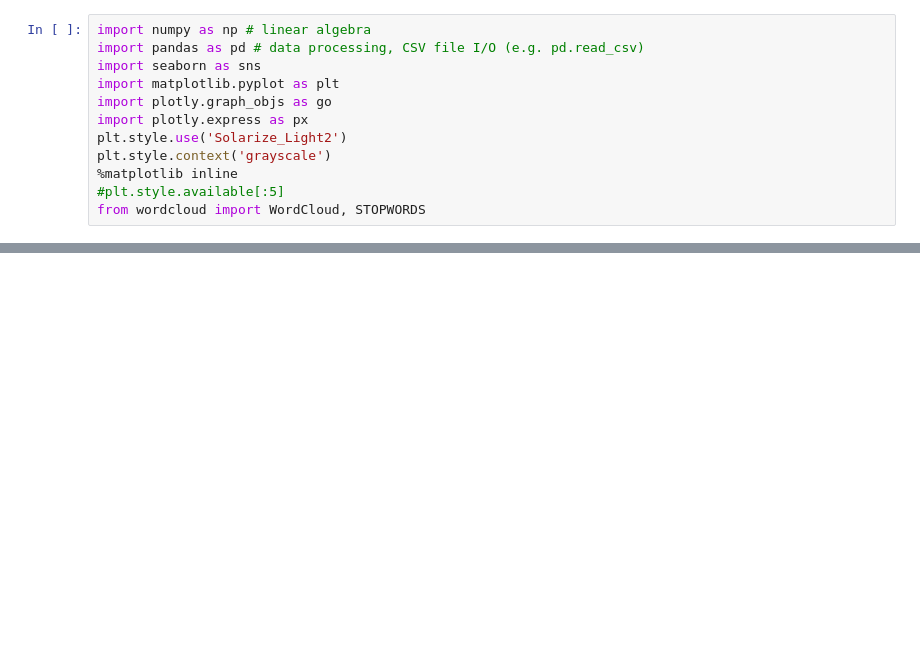
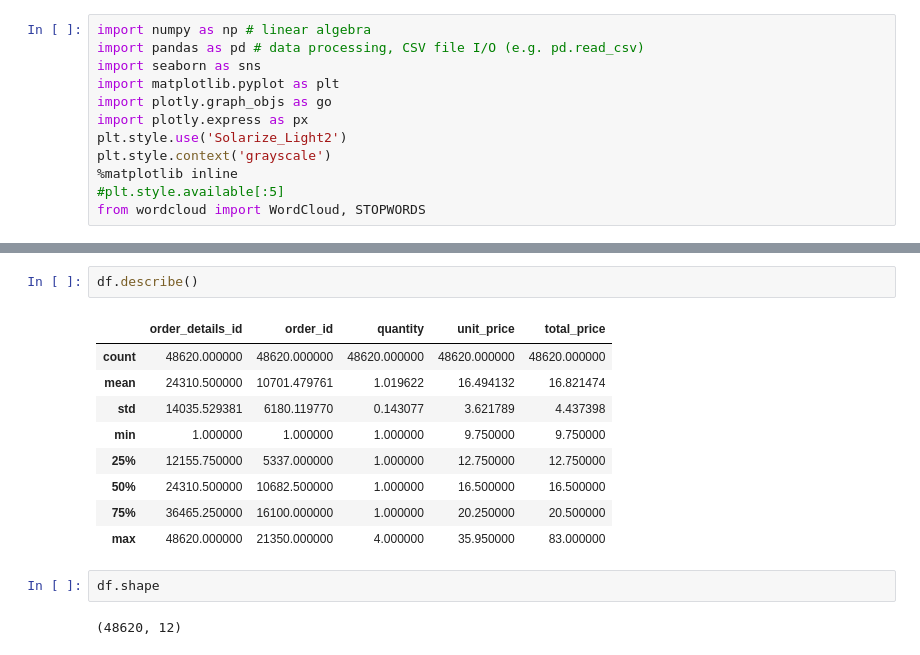
Before and after one commit to aminadli/Pizza-Sales, a Jupyter notebook: Pizza_Sales_analysis.ipynb, the cells around one changed output, grey strips where cells are left out. Drawn from its saved outputs; the diff is of its cells as text; blank space fills up the shorter version.

```diff
--- a/Pizza_Sales_analysis.ipynb
+++ b/Pizza_Sales_analysis.ipynb
@@ -18,0 +48,16 @@ df.head()
+# %%
+df.describe()
+# %% [output]
+|  | order_details_id | order_id | quantity | unit_price | total_price |
+| count | 48620.000000 | 48620.000000 | 48620.000000 | 48620.000000 | 48620.000000 |
+| mean | 24310.500000 | 10701.479761 | 1.019622 | 16.494132 | 16.821474 |
+| std | 14035.529381 | 6180.119770 | 0.143077 | 3.621789 | 4.437398 |
+| min | 1.000000 | 1.000000 | 1.000000 | 9.750000 | 9.750000 |
+| 25% | 12155.750000 | 5337.000000 | 1.000000 | 12.750000 | 12.750000 |
+| 50% | 24310.500000 | 10682.500000 | 1.000000 | 16.500000 | 16.500000 |
+| 75% | 36465.250000 | 16100.000000 | 1.000000 | 20.250000 | 20.500000 |
+| max | 48620.000000 | 21350.000000 | 4.000000 | 35.950000 | 83.000000 |
+# %%
+df.shape
+# %% [output]
+(48620, 12)
```
Also changed, not shown: parts of 35 cells of this notebook.
